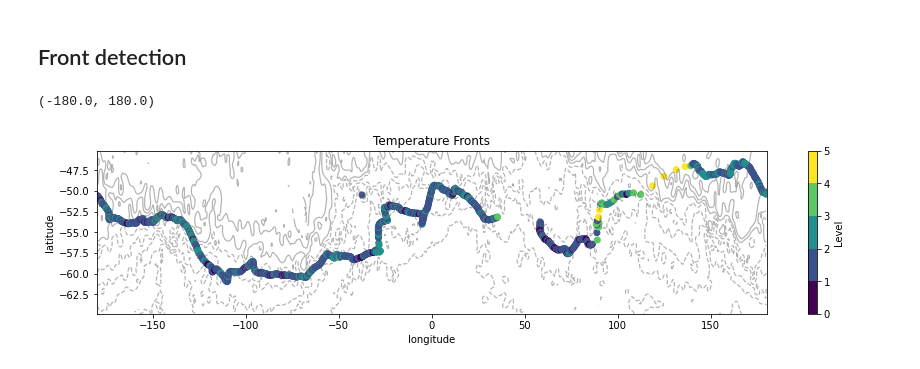
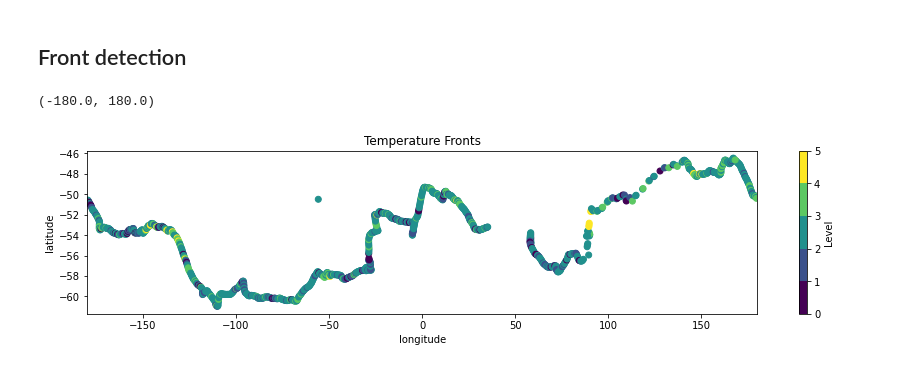
Before and after one commit to oceanhackweek/ohw22-proj-front-finder, a Jupyter notebook: scripts/view_data-MJ.ipynb, the cells around one changed output. Cells and saved outputs as stored; diff of their text form; code cells hidden in the pictures.

```diff
--- a/scripts/view_data-MJ.ipynb
+++ b/scripts/view_data-MJ.ipynb
@@ -232,23 +165,23 @@ def minimum_obs(group):
 var = 'TEMP_CTD_RBR_MEAN'
 
 # TO DO: Discuss what criterion we should use for different variables.
-criterion = [0.01, 0.05, 0.25, 0.75, 1]
-
-temp_fronts = detect_fronts(df, var, criterion)
+criterion = [0.005, 0.01, 0.05, 0.1, 0.5]
+# %%
+temp_fronts = front_detection.detect_grad_1d(df, var, criterion, x = 'distance_km', x_bin = 20, min_obs = 10)
 # %%
 fig, ax = plt.subplots(figsize = (15,3))
 
 cmap = plt.cm.viridis
 norm = mpl.colors.BoundaryNorm(np.arange(0, len(criterion)+1, 1), cmap.N)
 
-plt.scatter(fronts.longitude, fronts.latitude, c = fronts.level, norm = norm)
+plt.scatter(temp_fronts.longitude, temp_fronts.latitude, c = temp_fronts.level, norm = norm)
 
-CS = mean_sea_level.plot.contour(colors = 'dimgrey', alpha = 0.5, linewidths = 1.2, levels = adt_levels)
+# CS = mean_sea_level.plot.contour(colors = 'dimgrey', alpha = 0.5, linewidths = 1.2, levels = adt_levels)
 plt.xlabel('longitude')
 plt.ylabel('latitude')
 plt.colorbar(label = 'Level', ticks = np.arange(0, len(criterion)+1, 1))
 plt.title('Temperature Fronts')
 plt.xlim(-180,180)
 # %% [output]
 (-180.0, 180.0)
-[figure, old version]
+[figure, new version]
```
Also changed, not shown: parts of 15 cells of this notebook.
